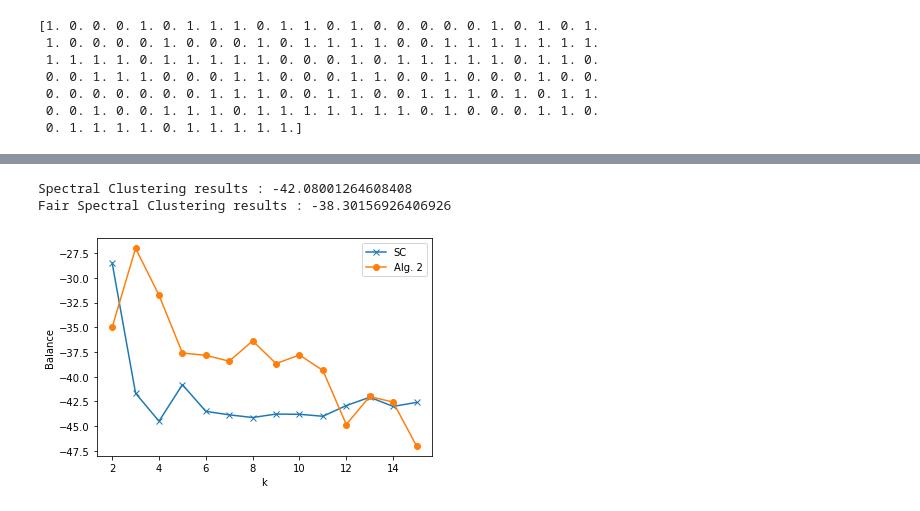
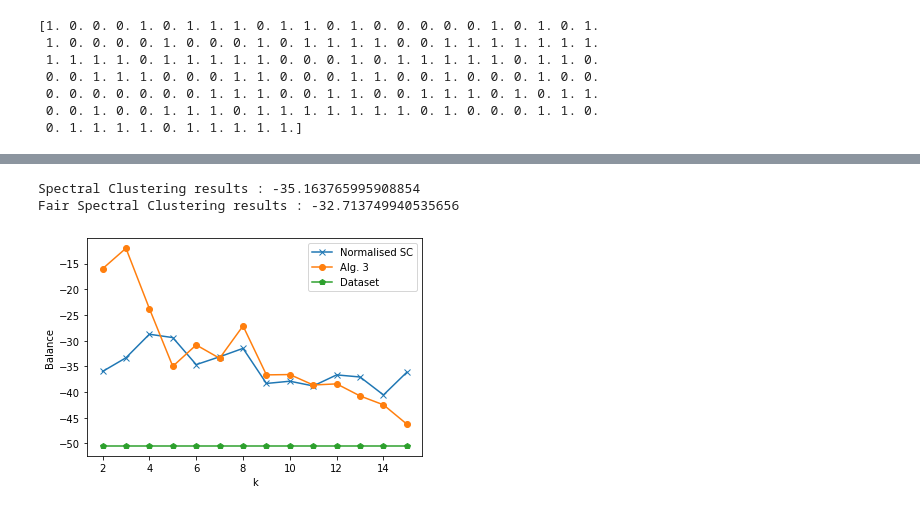
Before and after one commit to Klodivio355/Fairness_Clustering, a Jupyter notebook: FacebookNET.ipynb, the cells around one changed output, grey strips where cells are left out. Saved outputs shown, nothing was run; the diff lists cells and outputs as text; code cells hidden in the pictures.

```diff
--- a/FacebookNET.ipynb
+++ b/FacebookNET.ipynb
@@ -218,3 +236,19 @@ print(gender_partition)
  0. 0. 0. 0. 0. 0. 0. 1. 1. 1. 0. 0. 1. 1. 0. 0. 1. 1. 1. 0. 1. 0. 1. 1.
  0. 0. 1. 0. 0. 1. 1. 1. 0. 1. 1. 1. 1. 1. 1. 1. 0. 1. 0. 0. 0. 1. 1. 0.
  0. 1. 1. 1. 1. 0. 1. 1. 1. 1. 1.]
+# %%
+fair_results = []
+unfair_results = []
+dataset_fairness = []
+
+
+for k in range(2,16):
+    labels = un_spectral(G, k)
+    fair_labels = un_spectral_fair(G, k, labels)
+
+    fair_results.append(balance(gender_partition.astype(int), fair_labels))
+    unfair_results.append(balance(gender_partition.astype(int), labels))
+    dataset_fairness.append(balance(gender_partition.astype(int), gender_partition.astype(int)))
+
+    #unfair_ratio_cuts.append(labels_rc)
+    #fair_ratio_cuts.append(fair_labels_rc)
@@ -222,10 +277,12 @@ print(gender_partition)
 fair_results = []
 unfair_results = []
 
+#unfair_ratio_cuts = []
+#fair_ratio_cuts = []
 
 for k in range(2,16):
-    labels, labels_rc = un_spectral(G, k)
-    fair_labels, fair_labels_rc = un_spectral_fair(G, k, labels)
+    labels = un_spectral(G, k, normalised=True)
+    fair_labels = norm_spectral_fair(G, k, labels)
 
     fair_results.append(balance(gender_partition.astype(int), fair_labels))
     unfair_results.append(balance(gender_partition.astype(int), labels))
@@ -235,19 +292,21 @@ for k in range(2,16):
 # %%
 axis_x = np.arange(2, 16, 1)
 
-plt.plot(axis_x, unfair_results, label = 'SC', marker='x')
-plt.plot(axis_x, fair_results, label = 'Alg. 2', marker='o')
+plt.plot(axis_x, unfair_results, label = 'Normalised SC', marker='x')
+plt.plot(axis_x, fair_results, label = 'Alg. 3', marker='o')
+plt.plot(axis_x, dataset_fairness, label = 'Dataset', marker='p')
+
 print('Spectral Clustering results :', np.mean(unfair_results))
 print('Fair Spectral Clustering results :', np.mean(fair_results))
 plt.xlabel('k')
 # Set the y axis label of the current axis.
 plt.ylabel('Balance')
 # Set a title of the current axes.
 # show a legend on the plot
 plt.legend()
 # Display a figure.
 plt.show()
 # %% [output]
-Spectral Clustering results : -42.08001264608408
-Fair Spectral Clustering results : -38.30156926406926
+Spectral Clustering results : -35.163765995908854
+Fair Spectral Clustering results : -32.713749940535656
-[figure, old version]
+[figure, new version]
```
Also changed, not shown: parts of 6 cells of this notebook, 5 other files.
